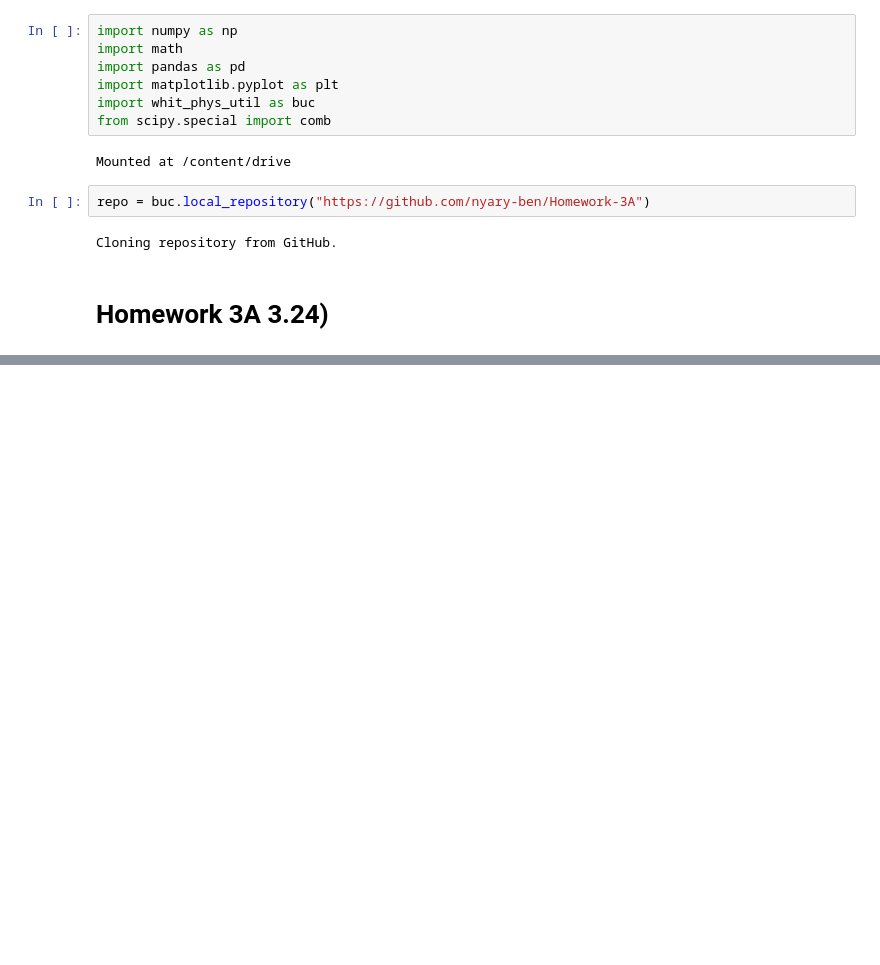
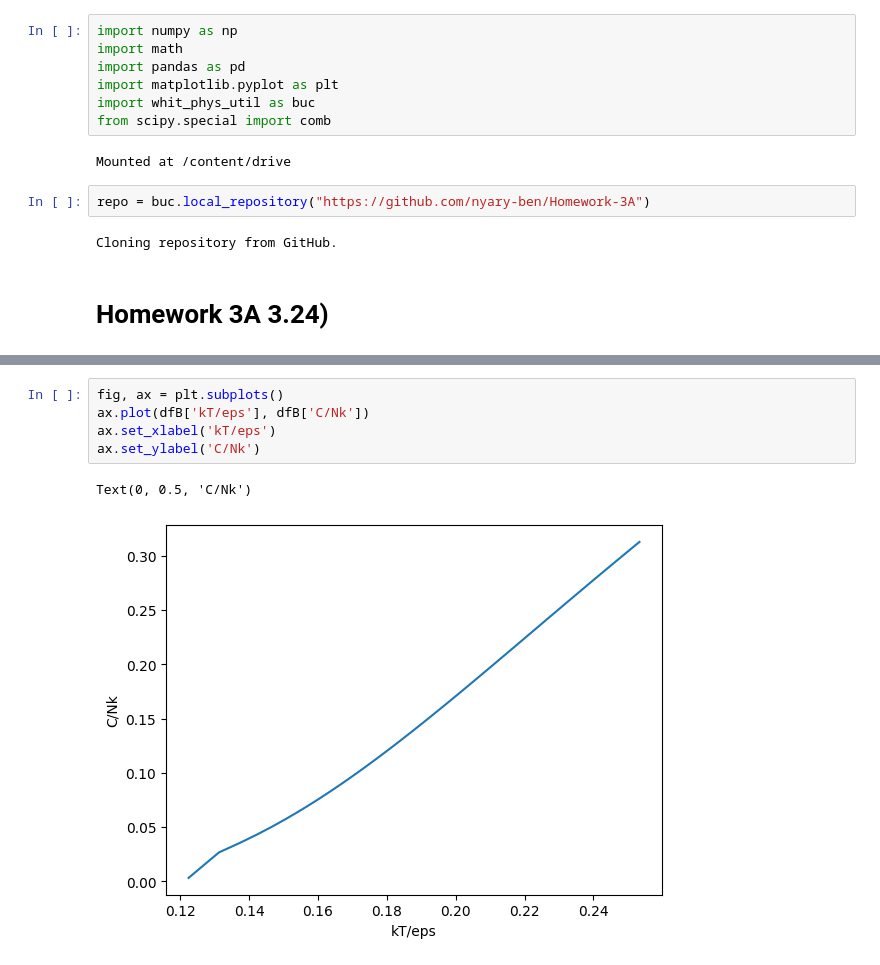
Before and after one commit to nyary-ben/Homework-3A, a Jupyter notebook: Homework3A.ipynb, the cells around one changed output, grey strips where cells are left out. Drawn from its saved outputs; the diff is of its cells as text; blank space fills up the shorter version.

```diff
--- a/Homework3A.ipynb
+++ b/Homework3A.ipynb
@@ -29,0 +115,8 @@ ValueError: diff requires input that is at least one dimensional
+# %%
+fig, ax = plt.subplots()
+ax.plot(dfB['kT/eps'], dfB['C/Nk'])
+ax.set_xlabel('kT/eps')
+ax.set_ylabel('C/Nk')
+# %% [output]
+Text(0, 0.5, 'C/Nk')
+[figure, added]
```
Also changed, not shown: parts of 17 cells of this notebook.
